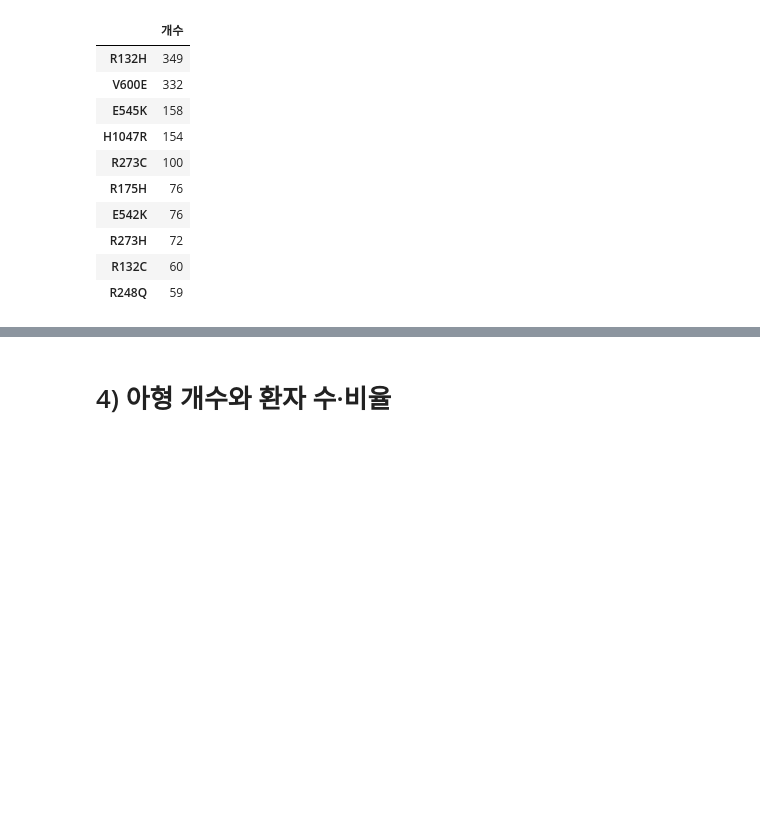
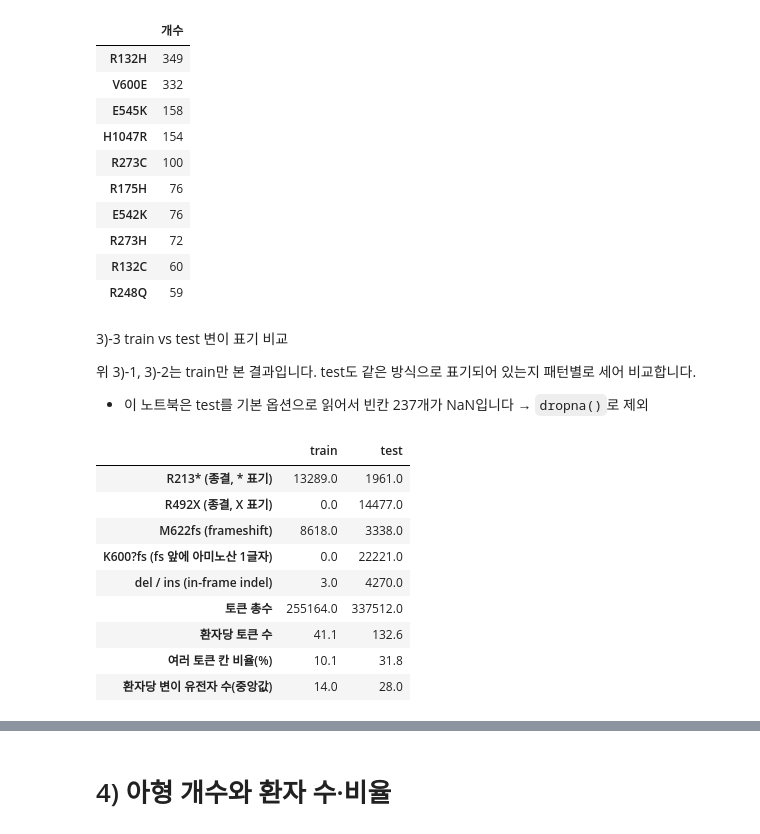
Before and after one commit to seol-ditto/dacon-cancer-subclass, a Jupyter notebook: notebooks/01_eda_data_target.ipynb, the cells around one changed output, grey strips where cells are left out. Cells and saved outputs as stored; diff of their text form; code cells hidden in the pictures; blank space fills up the shorter version.

```diff
--- a/notebooks/01_eda_data_target.ipynb
+++ b/notebooks/01_eda_data_target.ipynb
@@ -188,27 +188,45 @@ pd.Series(tokens).sort_values(ascending=False).head(10).to_frame('개수')
 | R273H | 72 |
 | R132C | 60 |
 | R248Q | 59 |
+# %% [markdown]
+3)-3 train vs test 변이 표기 비교
+
+위 3)-1, 3)-2는 train만 본 결과입니다. test도 같은 방식으로 표기되어 있는지 패턴별로 세어 비교합니다.
+- 이 노트북은 test를 기본 옵션으로 읽어서 빈칸 237개가 NaN입니다 → `dropna()`로 제외
 # %%
-# 3)-3 train vs test 변이 표기 비교
 def get_tokens(df):
-    """변이 있는 칸(WT·빈칸 제외)의 토큰을 모두 꺼냅니다."""
+    """변이 있는 칸(WT·빈칸 제외)과 그 안의 토큰을 모두 꺼냅니다."""
     v = df[GENE_COLS].stack().dropna()  # test 빈칸(NaN) 제외
     v = v[v != 'WT']
     return v, pd.Series([t for cell in v for t in cell.split()])
 
 PATTERNS = {
-    'R213* (종결, * 표기)':       r'[A-Z]\d+\*',
-    'R492X (종결, X 표기)':       r'[A-Z]\d+X',
-    'M622fs (frameshift)':        r'[A-Z*]?\d+fs',
-    'K600Nfs (frameshift+aa)':    r'[A-Z*]?\d+[A-Z]fs.*',
-    'del / ins (in-frame indel)': r'.*(del|ins).*',
+    'R213* (종결, * 표기)':          r'[A-Z]\d+\*',
+    'R492X (종결, X 표기)':          r'[A-Z]\d+X',
+    'M622fs (frameshift)':           r'[A-Z*]?\d+fs',
+    'K600?fs (fs 앞에 아미노산 1글자)': r'[A-Z*]?\d+[A-Z]fs.*',
+    'del / ins (in-frame indel)':    r'.*(del|ins).*',
 }
-rows = {}
+cells_by, toks_by, rows = {}, {}, {}
 for name, df in [('train', train), ('test', test)]:
     cells, toks = get_tokens(df)
+    cells_by[name], toks_by[name] = cells, toks
     r = {k: int(toks.str.fullmatch(p).sum()) for k, p in PATTERNS.items()}
     r['토큰 총수'] = len(toks)
     r['환자당 토큰 수'] = round(len(toks) / len(df), 1)
     r['여러 토큰 칸 비율(%)'] = round(cells.str.contains(' ').mean() * 100, 1)
+    n_gene = df[GENE_COLS].notna().where(df[GENE_COLS] != 'WT', False).sum(axis=1)
+    r['환자당 변이 유전자 수(중앙값)'] = float(n_gene.median())
     rows[name] = r
 pd.DataFrame(rows)
+# %% [output]
+|  | train | test |
+| R213* (종결, * 표기) | 13289.0 | 1961.0 |
+| R492X (종결, X 표기) | 0.0 | 14477.0 |
+| M622fs (frameshift) | 8618.0 | 3338.0 |
+| K600?fs (fs 앞에 아미노산 1글자) | 0.0 | 22221.0 |
+| del / ins (in-frame indel) | 3.0 | 4270.0 |
+| 토큰 총수 | 255164.0 | 337512.0 |
+| 환자당 토큰 수 | 41.1 | 132.6 |
+| 여러 토큰 칸 비율(%) | 10.1 | 31.8 |
+| 환자당 변이 유전자 수(중앙값) | 14.0 | 28.0 |
```
Also changed, not shown: parts of 9 cells of this notebook.
